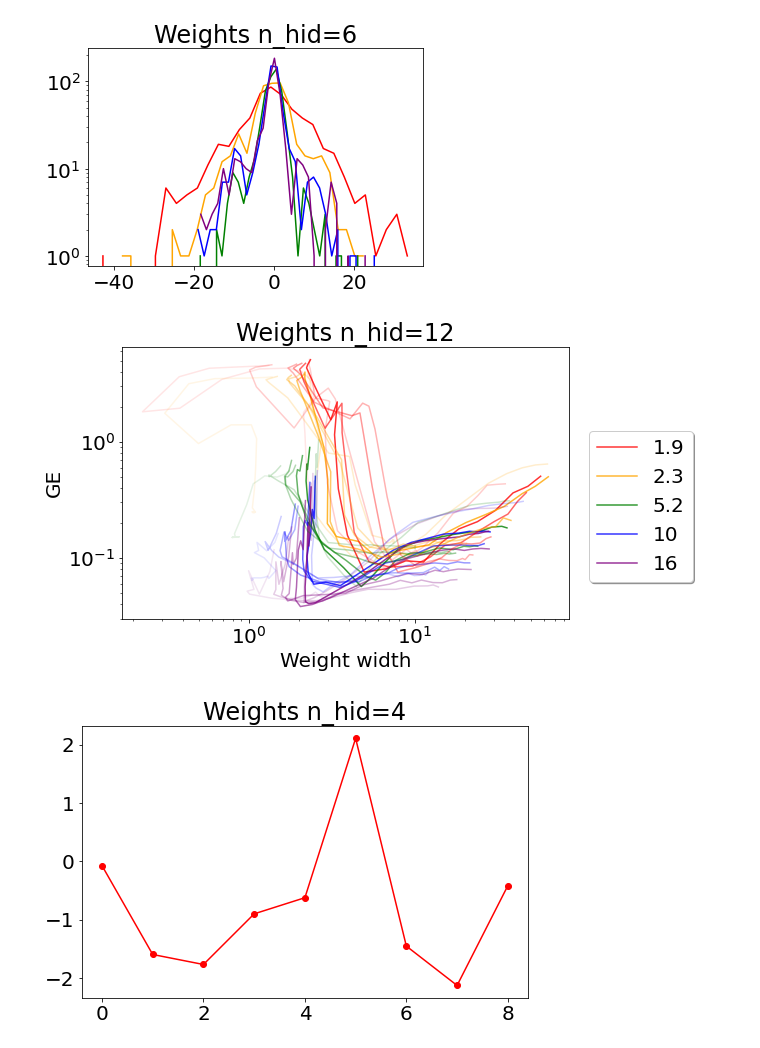
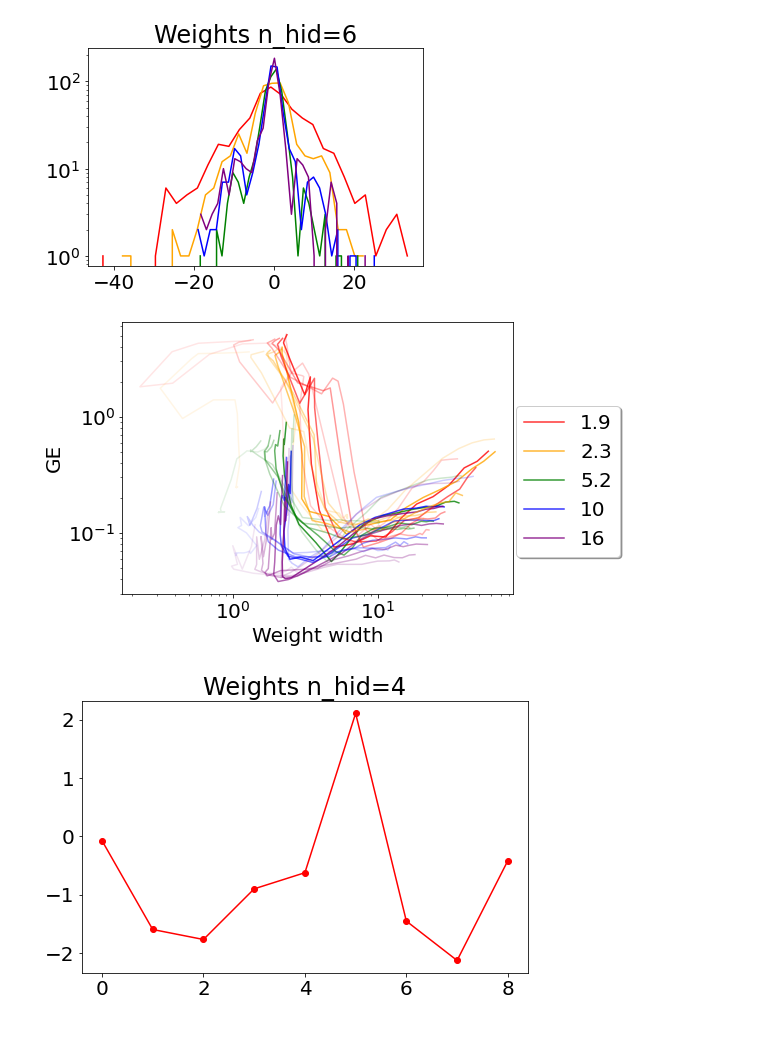
Before and after one commit to physicaone/loss_IG, a Jupyter notebook: [210902]visual_result5.ipynb, the cells around one changed output. Drawn from its saved outputs; the diff is of its cells as text; code cells hidden in the pictures.

```diff
--- a/[210902]visual_result5.ipynb
+++ b/[210902]visual_result5.ipynb
@@ -412,31 +412,30 @@ for T in T_list:
             GE_dict[str(T)][str(n_hid)].append(GE_value)
 # %%
 
-plt.figure(figsize=(8,5))
-
+plt.figure(figsize=(7,5))
 
 n_vis=9
 for i in range(1, len(n_hid_list)+1):
     i=len(n_hid_list)-i
     n_hid=str(n_hid_list[i-1])
 #         plt.subplot(2, 4, i)
     plt.rcParams["font.size"] = "20"
-    plt.title('Weights n_hid={n_hid}'.format(n_hid=n_hid))
+    # plt.title('Weights'.format(n_hid=n_hid))
     # plt.xlim(-20, 20)
     # plt.ylim(0, 50)
 
     for t in range(len(T_list)):
         plt.plot(Weight_width[str(T_list[t])][str(n_hid)], GE_dict[str(T_list[t])][str(n_hid)], c=T_color[t], label = T_list[t], alpha=float(n_hid)*0.1)
         plt.xlabel('Weight width')
         plt.ylabel('GE')
 
         plt.yscale('log')
         plt.xscale('log')
 #     plt.ylim(0, 1400)
     plt.legend(T_list, loc='lower right', bbox_to_anchor=(1.3, 0.1), ncol=1, fancybox=True, shadow=True)
     # plt.ylim(1, 10000)
 # %% [output]
-[figure, old version]
+[figure, new version]
 # %%
 # Hyper parameter들을 설정
 n_vis=9
```
Also changed, not shown: parts of 1 cell of this notebook.
